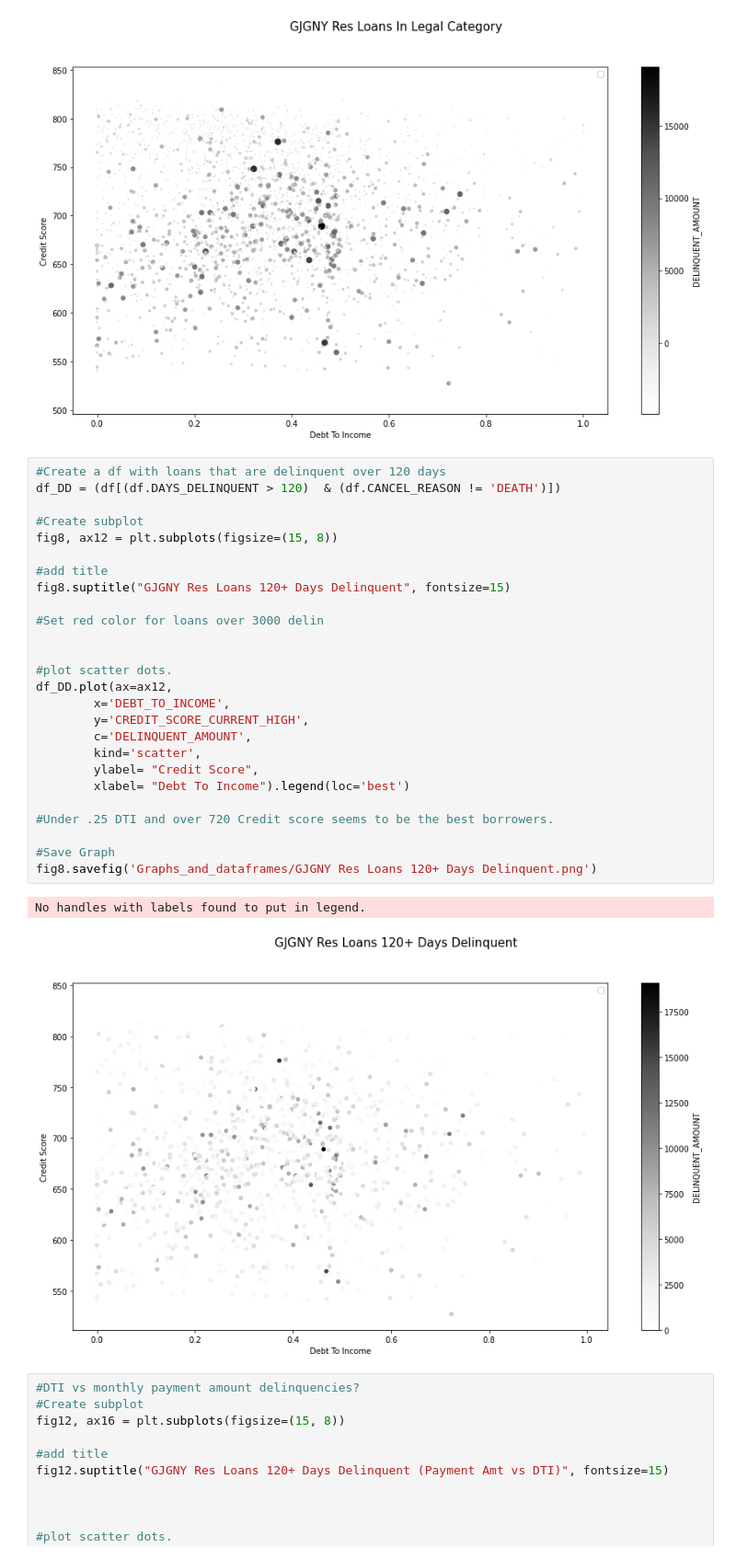
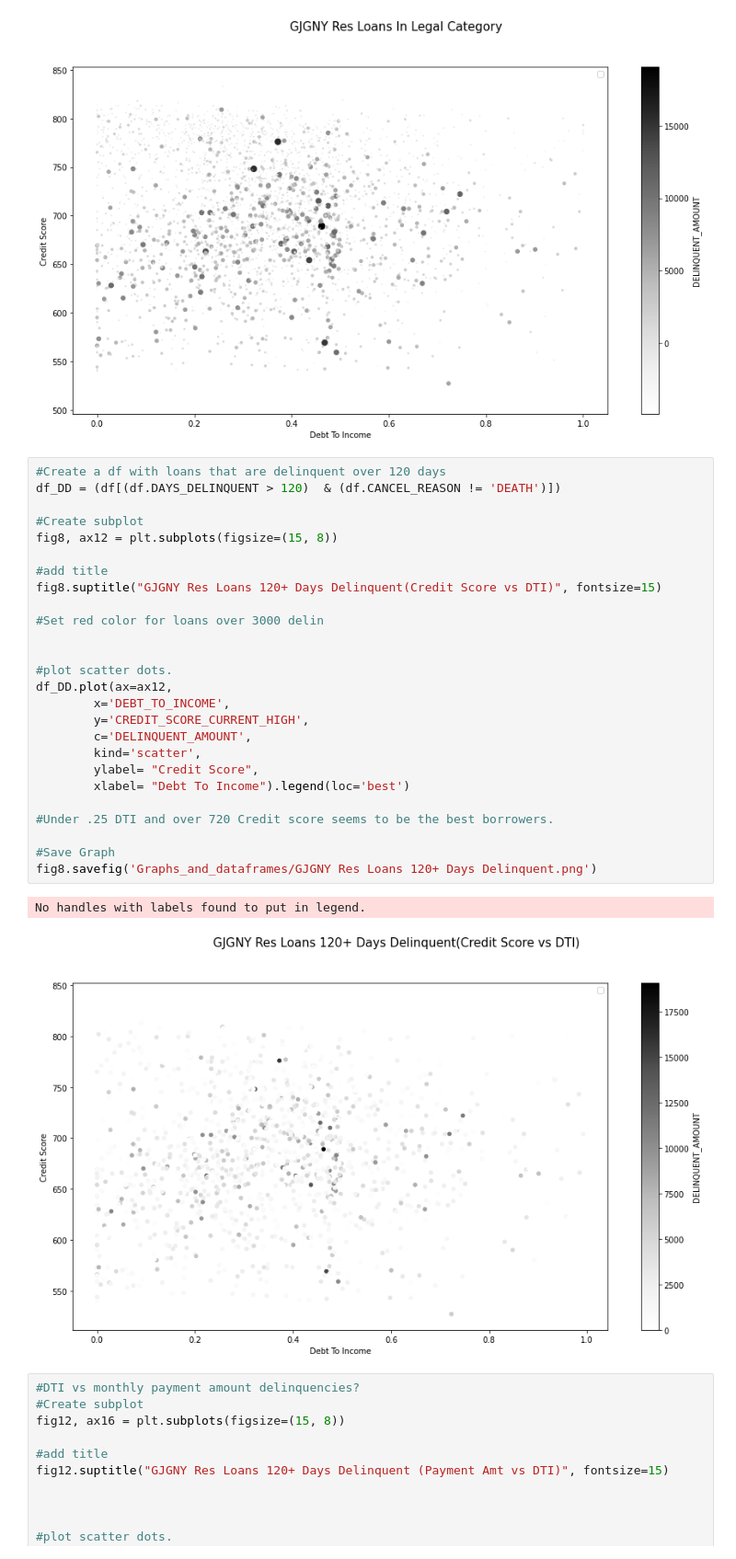
Before and after one commit to jlixander/GJGNY_Analysis, a Jupyter notebook: GJGNY_Analysis.ipynb, the cells around one changed output. Shown at 92% size. Drawn from its saved outputs; the diff is of its cells as text.

```diff
--- a/GJGNY_Analysis.ipynb
+++ b/GJGNY_Analysis.ipynb
@@ -708,32 +714,32 @@ No handles with labels found to put in legend.
 # %%
 #Create a df with loans that are delinquent over 120 days
 df_DD = (df[(df.DAYS_DELINQUENT > 120)  & (df.CANCEL_REASON != 'DEATH')])
 
 #Create subplot
 fig8, ax12 = plt.subplots(figsize=(15, 8))
 
 #add title
-fig8.suptitle("GJGNY Res Loans 120+ Days Delinquent", fontsize=15)
+fig8.suptitle("GJGNY Res Loans 120+ Days Delinquent(Credit Score vs DTI)", fontsize=15)
 
 #Set red color for loans over 3000 delin
 
 
 #plot scatter dots.
 df_DD.plot(ax=ax12,
         x='DEBT_TO_INCOME',
         y='CREDIT_SCORE_CURRENT_HIGH',
         c='DELINQUENT_AMOUNT',
         kind='scatter',
         ylabel= "Credit Score",
         xlabel= "Debt To Income").legend(loc='best')
 
 #Under .25 DTI and over 720 Credit score seems to be the best borrowers.
 
 #Save Graph
 fig8.savefig('Graphs_and_dataframes/GJGNY Res Loans 120+ Days Delinquent.png')
 # %% [output]
 No handles with labels found to put in legend.
-[figure, old version]
+[figure, new version]
 # %%
 #DTI vs monthly payment amount delinquencies?
 #Create subplot
```
Also changed, not shown: parts of 8 cells of this notebook.
